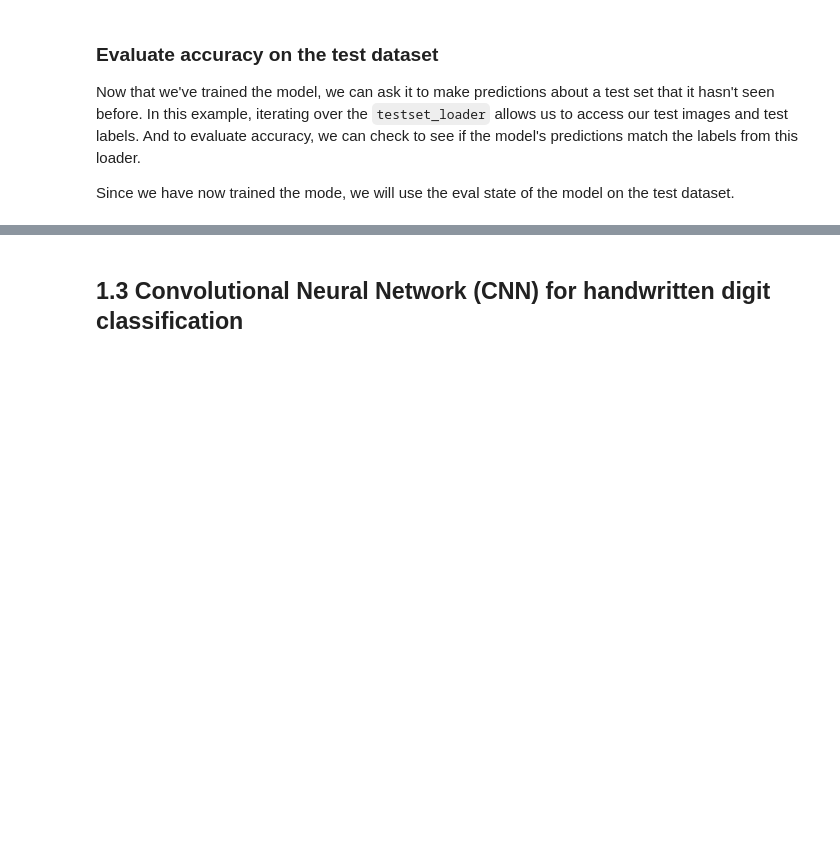
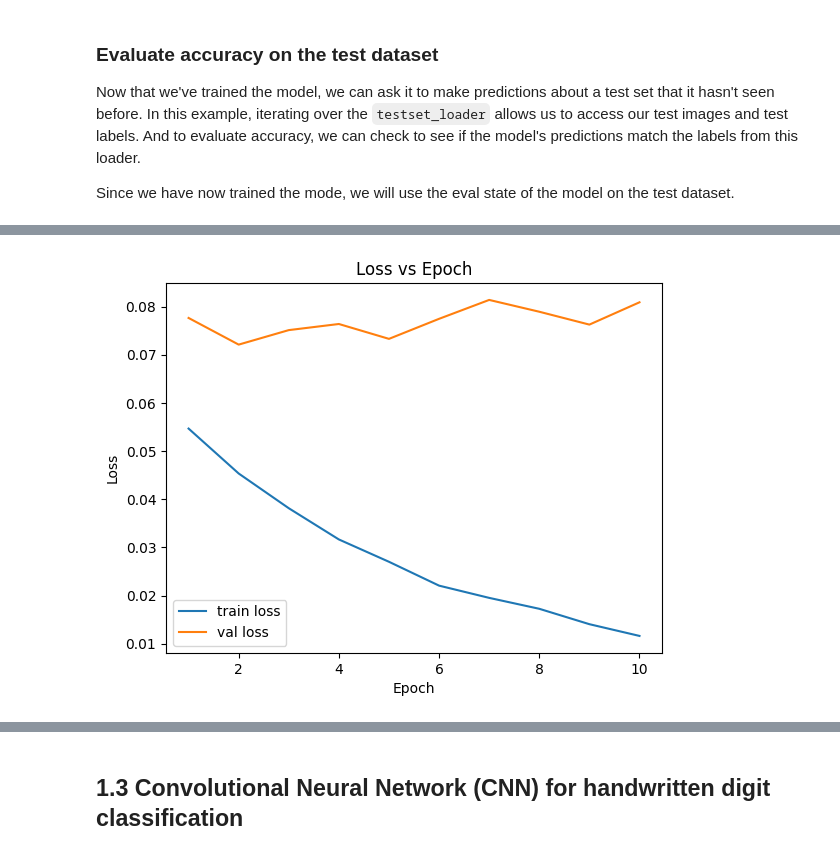
Before and after one commit to fulaibaowang/introtodeeplearning, a Jupyter notebook: Copy_of_PT_Part1_MNIST.ipynb, the cells around one changed output, grey strips where cells are left out. Drawn from its saved outputs; the diff is of its cells as text; code cells hidden in the pictures; blank space fills up the shorter version.

```diff
--- a/Copy_of_PT_Part1_MNIST.ipynb
+++ b/Copy_of_PT_Part1_MNIST.ipynb
@@ -232,17 +227,17 @@ def train(model, dataloader, criterion, optimizer, epochs):
         correct_pred = 0
         total_pred = 0
 
-        for images, labels in trainset_loader:
+        for images, labels in dataloader:
             # Move tensors to GPU so compatible with model
             images, labels = images.to(device), labels.to(device)
 
             # Forward pass
-            outputs = fc_model(images)
+            outputs = model(images)
 
             # Clear gradients before performing backward pass
             optimizer.zero_grad()
             # Calculate loss based on model predictions
-            loss = loss_function(outputs, labels)
+            loss = criterion(outputs, labels)
             # Backpropagate and update model parameters
             loss.backward()
             optimizer.step()
@@ -261,7 +256,7 @@ def train(model, dataloader, criterion, optimizer, epochs):
         print(f"Epoch {epoch + 1}, Loss: {total_epoch_loss}, Accuracy: {epoch_accuracy:.4f}")
 # %%
 # TODO: Train the model by calling the function appropriately
-EPOCHS = 5
-train('''TODO''') # TODO
+EPOCHS = 10
+train(fc_model,trainset_loader,loss_function,optimizer,EPOCHS) # TODO
 
 comet_model_1.end()
@@ -285,27 +291,27 @@ def evaluate(model, dataloader, loss_function):
     total_pred = 0
     # Disable gradient calculations when in inference mode
     with torch.no_grad():
-        for images, labels in testset_loader:
+        for images, labels in dataloader:
             # TODO: ensure evalaution happens on the GPU
-            images, labels = # TODO
+            images, labels = images.to(device), labels.to(device)
 
             # TODO: feed the images into the model and obtain the predictions (forward pass)
-            outputs = # TODO
+            outputs = model(images)
 
             loss = loss_function(outputs, labels)
 
             # TODO: Calculate test loss
-            test_loss += # TODO
+            test_loss += loss.item() * images.size(0)
 
-           '''TODO: make a prediction and determine whether it is correct!'''
+           #'''TODO: make a prediction and determine whether it is correct!'''
             # TODO: identify the digit with the highest probability prediction for the images in the test dataset.
-            predicted = # torch.argmax('''TODO''')
+            predicted = torch.argmax(outputs, dim=1)
 
             # TODO: tally the number of correct predictions
-            correct_pred += TODO
+            correct_pred += (predicted == labels).sum().item()
 
             # TODO: tally the total number of predictions
-            total_pred += TODO
+            total_pred += labels.size(0)
 
     # Compute average loss and accuracy
     test_loss /= total_pred
@@ -313,6 +319,6 @@ def evaluate(model, dataloader, loss_function):
     return test_loss, test_acc
 
 # TODO: call the evaluate function to evaluate the trained model!!
-test_loss, test_acc = # TODO
+test_loss, test_acc = evaluate(fc_model, testset_loader, loss_function)
 
 print('Test accuracy:', test_acc)
@@ -318,0 +394,3 @@ print('Test accuracy:', test_acc)
+# %%
+EPOCHS = 10
+history = fit(fc_model, trainset_loader, testset_loader, loss_function, optimizer, EPOCHS, device)
@@ -319,3 +408,16 @@ print('Test accuracy:', test_acc)
+# %%
+# Plot loss curves
+epochs = range(1, EPOCHS + 1)
+plt.figure()
+plt.plot(epochs, history["train_loss"], label="train loss")
+plt.plot(epochs, history["val_loss"], label="val loss")
+plt.xlabel("Epoch")
+plt.ylabel("Loss")
+plt.title("Loss vs Epoch")
+plt.legend()
+plt.show()
+# %% [output]
+[figure, added]
 # %% [markdown]
 You may observe that the accuracy on the test dataset is a little lower than the accuracy on the training dataset. This gap between training accuracy and test accuracy is an example of *overfitting*, when a machine learning model performs worse on new data than on its training data.
 
```
Also changed, not shown: parts of 10 cells of this notebook.
